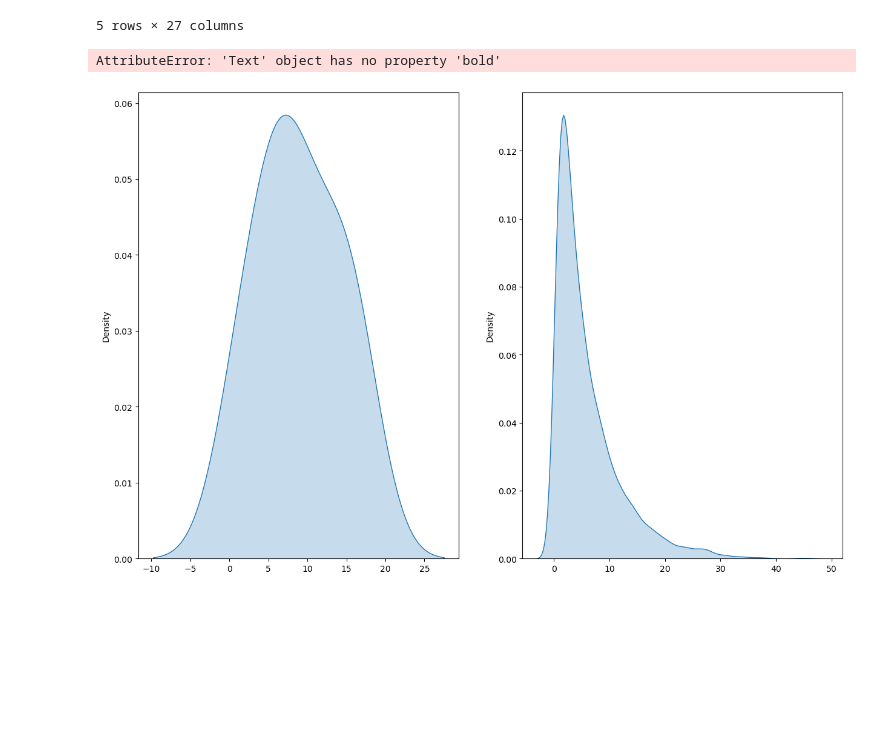
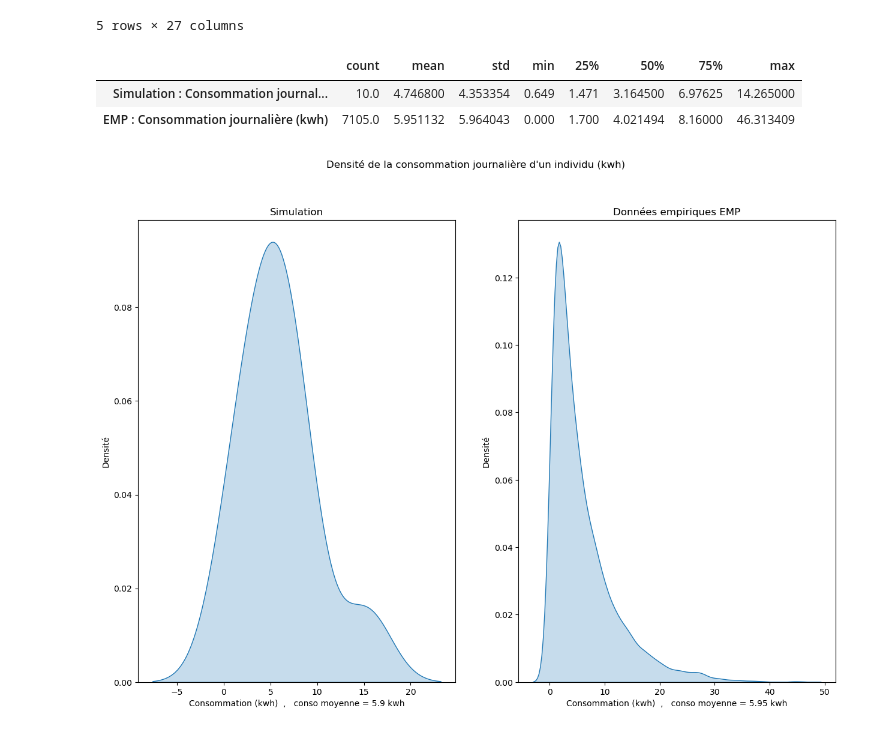
Before and after one commit to kilianguillon/Projet_statapp, a Jupyter notebook: Test.ipynb, the cells around one changed output. Saved outputs shown, nothing was run; the diff lists cells and outputs as text; code cells hidden in the pictures; blank space fills up the shorter version.

Commit message:
Tableaux quantiles consommation journalière

```diff
--- a/Test.ipynb
+++ b/Test.ipynb
@@ -335,16 +335,17 @@ Successfully installed et-xmlfile-1.1.0 openpyxl-3.1.2
 # %%
 # Simulation de 10 000 journées types pour renvoyer la consommation journalière de chaque journée
 
-def donnees_simulees(n=10000):
-    '''Fonction qui génère 10 000 journées types de déplacements et calcule la consommation éléctrique associée à chaque journée en partant du principe que la consommaton d'une voiture electrique est de 17 kwh/100km'''
-    simulations=simulation(n) #On génère les n journées (correspondant à 1 individu chacune mais à plusieurs déplacements)
+def donnees_simulees(simulation):
+    '''Fonction qui prend une simulation de journées types de déplacements et calcule la consommation éléctrique associée à chaque journée en partant du principe que la consommaton d'une voiture electrique est de 17 kwh/100km'''
+    simulations=simulation
     simulations_consos=coefvitesse(EMP,simulations)
     conso_journees_types=simulations_consos.groupby(['Individu'])['Consommation'].sum().to_frame().apply(lambda x:round(x,3)).rename(columns={'Consommation':'Consommation (kwh)'}) # Renvoie un tableau de la consommation totale sur la journée de l'individu
     return conso_journees_types
 
 
-def densite_conso_journaliere(simulations):
+def densite_conso_journaliere(donnees_simulees):
     '''Fonction qui prend en entrée une simulation effectuée par la fonction 'donnees_simulees' et renvoie la densité de l'energie consommée pour cette simulation '''
+    simulations=donnees_simulees
     fig,ax=plt.subplots(nrows=1, ncols=2, figsize=(15, 10))
     EMP_conso= EMP_vitesse.groupby('IDENT_IND')['Consommation (kwh)'].sum().to_frame()
     sns.kdeplot(data=EMP_conso, fill=True, legend=False,ax=ax[1])
@@ -376,5 +374,0 @@ import seaborn as sns
-# %%
-densite_energie(donnees_simulees(10))
-# %% [output]
-AttributeError: 'Text' object has no property 'bold'
-[figure, removed]
@@ -380,0 +381,10 @@ AttributeError: 'Text' object has no property 'bold'
+# %%
+quantiles_conso_journaliere(simulation(10))
+# %% [output]
+|  | count | mean | std | min | 25% | 50% | 75% | max |
+| Simulation : Consommation journal... | 10.0 | 4.746800 | 4.353354 | 0.649 | 1.471 | 3.164500 | 6.97625 | 14.265000 |
+| EMP : Consommation journalière (kwh) | 7105.0 | 5.951132 | 5.964043 | 0.000 | 1.700 | 4.021494 | 8.16000 | 46.313409 |
+# %%
+densite_conso_journaliere(donnees_simulees(simulation(10)))
+# %% [output]
+[figure, added]
```
Also changed, not shown: parts of 2 cells of this notebook, 1 other file.
